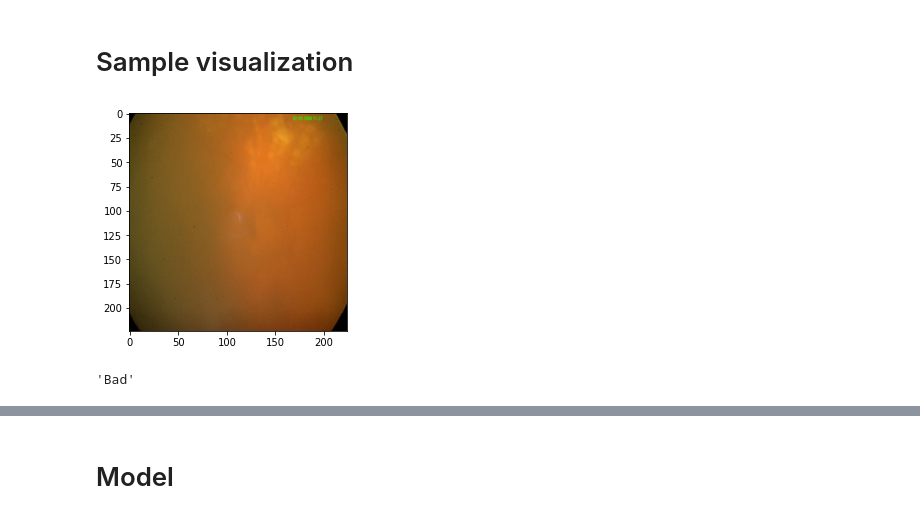
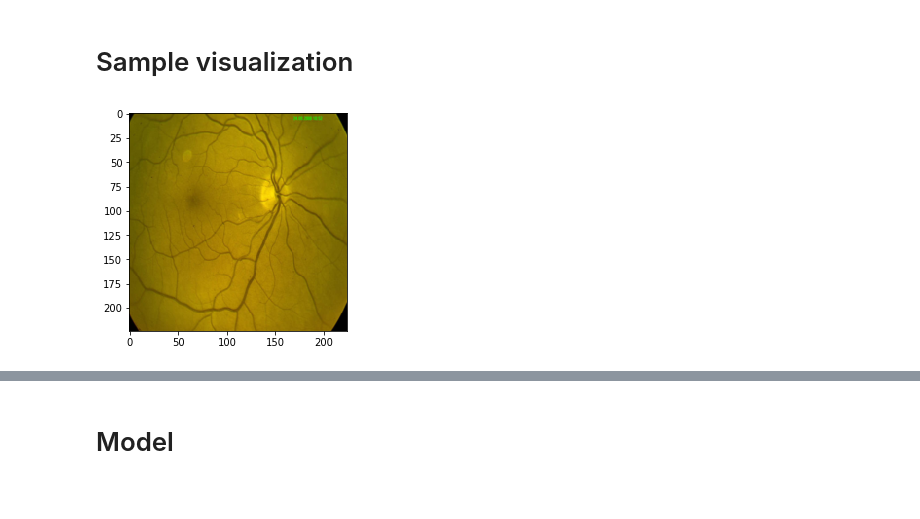
Before and after one commit to SriramPingali/Fundus-Quality-Detection, a Jupyter notebook: Fundus.ipynb, the cells around one changed output, grey strips where cells are left out. Saved outputs shown, nothing was run; the diff lists cells and outputs as text; code cells hidden in the pictures.

```diff
--- a/Fundus.ipynb
+++ b/Fundus.ipynb
@@ -75,3 +19,3 @@ def dataloader(dataset, batch_size, validation_split, shuffle_dataset):
 # %%
-dataset = dataset(image_root="./DRIMDB")
-train_loader, val_loader = dataloader(dataset = dataset, batch_size = 16, validation_split = 0.2, shuffle_dataset = True)
+dataset = data.dataset(image_root = './DRIMDB')
+train_loader, val_loader = data.dataloader(dataset = dataset, batch_size = 16, validation_split = 0.2, shuffle_dataset = True)
@@ -111,9 +33,6 @@ def imshow(img):
 # %%
-trial_num = np.random.randint(0, 5)
-imshow(samples[trial_num])
+trial_num = np.random.randint(0, 4)
+utils.imshow(samples[trial_num])
+# print(labels[trial_num])
 # %% [output]
-[figure, old version]
+[figure, new version]
-# %%
-labels[trial_num]
-# %% [output]
-'Bad'
```
Also changed, not shown: parts of 26 cells of this notebook, 3 other files.
